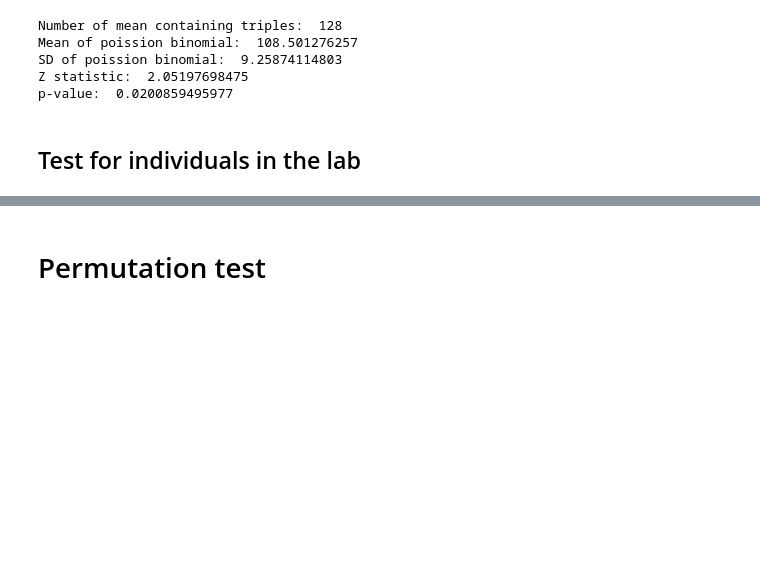
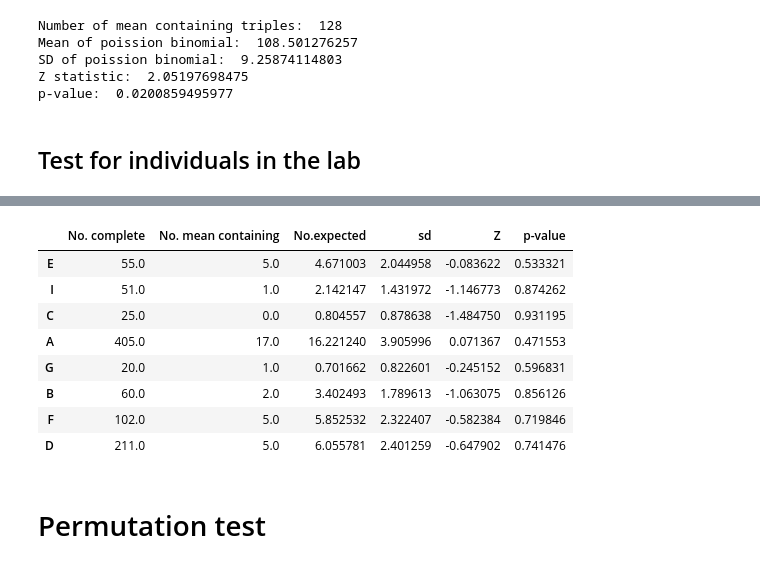
Before and after one commit to standard-aaron/reproduce_sor_2016, a Jupyter notebook: report/Reports.ipynb, the cells around one changed output, grey strips where cells are left out. Cells and saved outputs as stored; diff of their text form; code cells hidden in the pictures; blank space fills up the shorter version.

```diff
--- a/report/Reports.ipynb
+++ b/report/Reports.ipynb
@@ -369,3 +411,22 @@ hypothesis_3_ind
+# %%
+# coulter data: Test for individuals in the lab
+hypothesis_3_ind = pd.DataFrame(columns=('No. complete', 'No. mean containing',
+                                         'No.expected', "sd", "Z", "p-value"))
+filtered_inv_coulter = filter_gap_2(inv_coulter)
+for inv in set(filtered_inv_coulter.Investigator):
+    hypothesis_3_ind.loc[inv] = hypothesis_3(
+        filtered_inv_coulter.loc[filtered_inv_coulter.Investigator == inv].copy(), midProb)
+hypothesis_3_ind
+# %% [output]
+|  | No. complete | No. mean containing | No.expected | sd | Z | p-value |
+| E | 55.0 | 5.0 | 4.671003 | 2.044958 | -0.083622 | 0.533321 |
+| I | 51.0 | 1.0 | 2.142147 | 1.431972 | -1.146773 | 0.874262 |
+| C | 25.0 | 0.0 | 0.804557 | 0.878638 | -1.484750 | 0.931195 |
+| A | 405.0 | 17.0 | 16.221240 | 3.905996 | 0.071367 | 0.471553 |
+| G | 20.0 | 1.0 | 0.701662 | 0.822601 | -0.245152 | 0.596831 |
+| B | 60.0 | 2.0 | 3.402493 | 1.789613 | -1.063075 | 0.856126 |
+| F | 102.0 | 5.0 | 5.852532 | 2.322407 | -0.582384 | 0.719846 |
+| D | 211.0 | 5.0 | 6.055781 | 2.401259 | -0.647902 | 0.741476 |
 # %% [markdown]
 <a id='permutation_test'></a>
 # Permutation test
```
Also changed, not shown: parts of 23 cells of this notebook.
